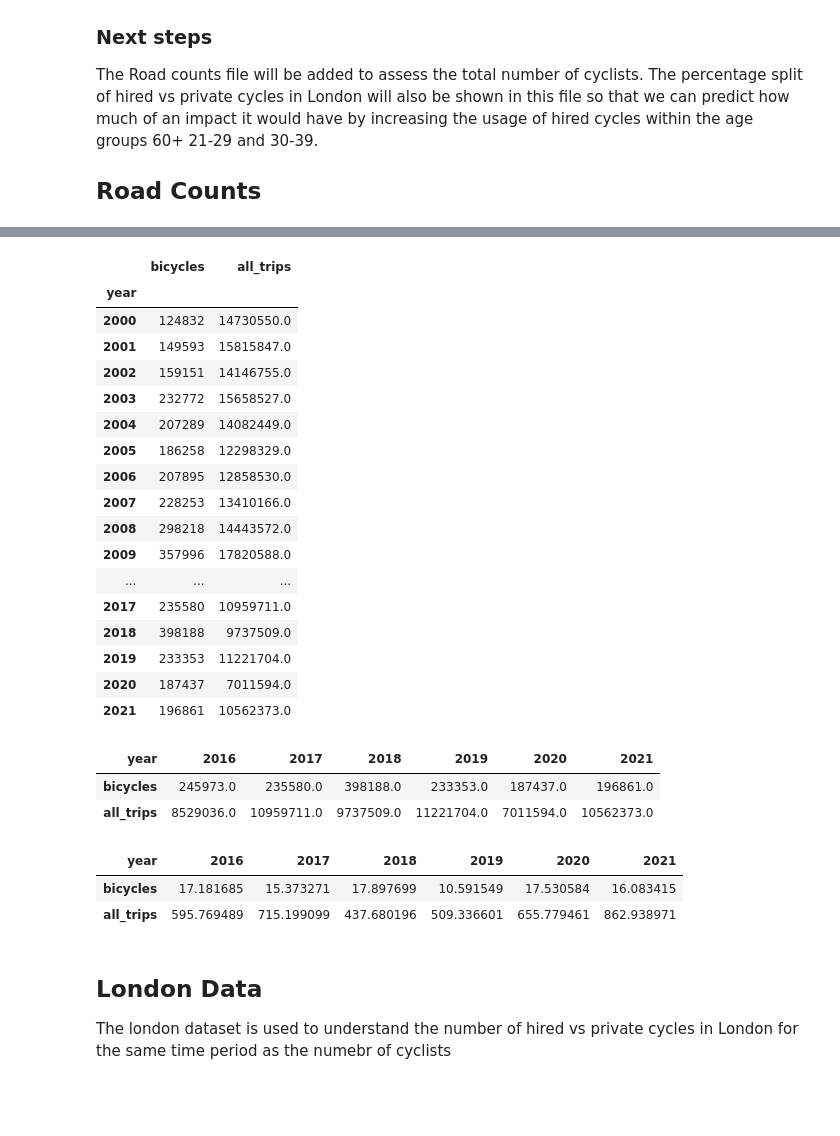
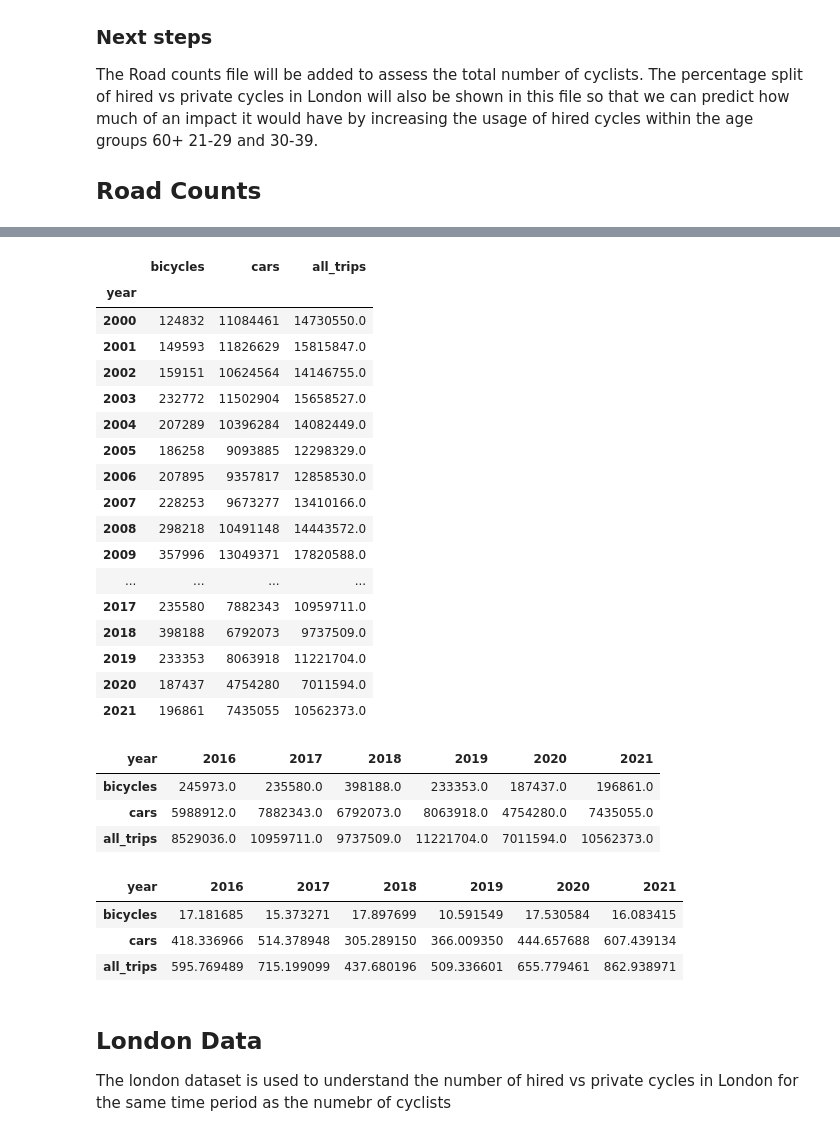
Before and after one commit to PatKang/LSE_DreamTeam, a Jupyter notebook: bike_ownership.ipynb, the cells around one changed output, grey strips where cells are left out. Drawn from its saved outputs; the diff is of its cells as text; code cells hidden in the pictures; blank space fills up the shorter version.

```diff
--- a/bike_ownership.ipynb
+++ b/bike_ownership.ipynb
@@ -104,31 +104,31 @@ raw_counts.describe()
 | 75% | 942505.000000 | 2016.000000 | 15.250000 | 51.554027 | -0.022601 | 1.900000 | 10.000000 | 24.000000 | 656.000000 | ... |
 | max | 999994.000000 | 2021.000000 | 18.000000 | 51.684340 | 0.297665 | 8.500000 | 2207.000000 | 763.000000 | 9709.000000 | ... |
 # %%
-# Subset the dataframe to make it easier to work with, drop the columns except year, bicylces and total trips counted
-raw_counts_short = raw_counts[['year', 'bicycles', 'all_trips']]
+# Subset the dataframe to make it easier to work with, drop the columns except year, bicylces, cars and total trips counted
+raw_counts_short = raw_counts[['year', 'bicycles','cars', 'all_trips']]
 
 raw_counts_short = raw_counts_short.groupby(by = ['year']).sum()
 
 raw_counts_short
 # %% [output]
-|  | bicycles | all_trips |
-| year |  |  |
-| 2000 | 124832 | 14730550.0 |
-| 2001 | 149593 | 15815847.0 |
-| 2002 | 159151 | 14146755.0 |
-| 2003 | 232772 | 15658527.0 |
-| 2004 | 207289 | 14082449.0 |
-| 2005 | 186258 | 12298329.0 |
-| 2006 | 207895 | 12858530.0 |
-| 2007 | 228253 | 13410166.0 |
-| 2008 | 298218 | 14443572.0 |
-| 2009 | 357996 | 17820588.0 |
-| ... | ... | ... |
-| 2017 | 235580 | 10959711.0 |
-| 2018 | 398188 | 9737509.0 |
-| 2019 | 233353 | 11221704.0 |
-| 2020 | 187437 | 7011594.0 |
-| 2021 | 196861 | 10562373.0 |
+|  | bicycles | cars | all_trips |
+| year |  |  |  |
+| 2000 | 124832 | 11084461 | 14730550.0 |
+| 2001 | 149593 | 11826629 | 15815847.0 |
+| 2002 | 159151 | 10624564 | 14146755.0 |
+| 2003 | 232772 | 11502904 | 15658527.0 |
+| 2004 | 207289 | 10396284 | 14082449.0 |
+| 2005 | 186258 | 9093885 | 12298329.0 |
+| 2006 | 207895 | 9357817 | 12858530.0 |
+| 2007 | 228253 | 9673277 | 13410166.0 |
+| 2008 | 298218 | 10491148 | 14443572.0 |
+| 2009 | 357996 | 13049371 | 17820588.0 |
+| ... | ... | ... | ... |
+| 2017 | 235580 | 7882343 | 10959711.0 |
+| 2018 | 398188 | 6792073 | 9737509.0 |
+| 2019 | 233353 | 8063918 | 11221704.0 |
+| 2020 | 187437 | 4754280 | 7011594.0 |
+| 2021 | 196861 | 7435055 | 10562373.0 |
 # %%
 # Transpose the dataframe to make it easier to work with.
 raw_counts_yoy= raw_counts_short.T
@@ -140,11 +140,12 @@ raw_counts_yoy
 # %% [output]
 | year | 2016 | 2017 | 2018 | 2019 | 2020 | 2021 |
 | bicycles | 245973.0 | 235580.0 | 398188.0 | 233353.0 | 187437.0 | 196861.0 |
+| cars | 5988912.0 | 7882343.0 | 6792073.0 | 8063918.0 | 4754280.0 | 7435055.0 |
 | all_trips | 8529036.0 | 10959711.0 | 9737509.0 | 11221704.0 | 7011594.0 | 10562373.0 |
 # %%
 # Produce the same subset of the raw counts with average daily trips as opposed to absolute values
 
-raw_counts_avg = raw_counts[['year', 'bicycles', 'all_trips']]
+raw_counts_avg = raw_counts[['year', 'bicycles', 'cars', 'all_trips']]
 
 raw_counts_avg = raw_counts_avg.groupby(by = ['year']).mean()
 
@@ -156,6 +157,7 @@ raw_counts_avg_yoy
 # %% [output]
 | year | 2016 | 2017 | 2018 | 2019 | 2020 | 2021 |
 | bicycles | 17.181685 | 15.373271 | 17.897699 | 10.591549 | 17.530584 | 16.083415 |
+| cars | 418.336966 | 514.378948 | 305.289150 | 366.009350 | 444.657688 | 607.439134 |
 | all_trips | 595.769489 | 715.199099 | 437.680196 | 509.336601 | 655.779461 | 862.938971 |
 # %% [markdown]
 ## London Data
```
Also changed, not shown: parts of 7 cells of this notebook.
